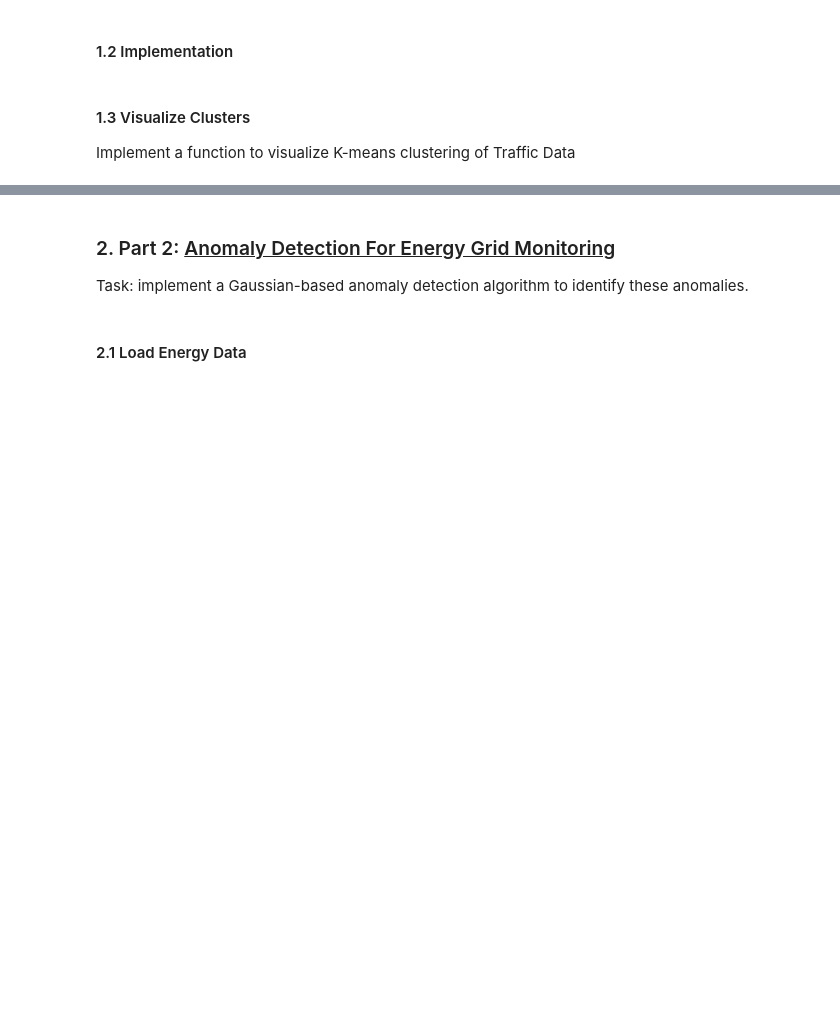
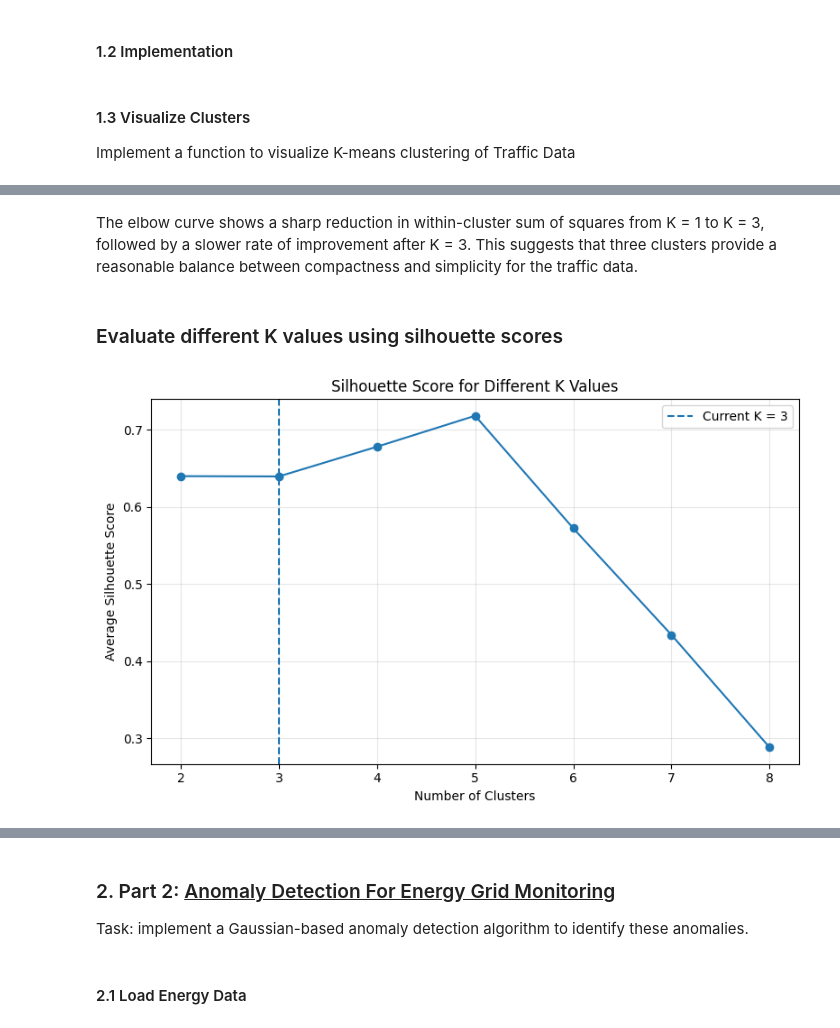
Before and after one commit to Eddy-bok/smart-city-anomaly-detection, a Jupyter notebook: notebooks/smart_city_anomaly_detection.ipynb, the cells around one changed output, grey strips where cells are left out. Saved outputs shown, nothing was run; the diff lists cells and outputs as text; code cells hidden in the pictures; blank space fills up the shorter version.

```diff
--- a/notebooks/smart_city_anomaly_detection.ipynb
+++ b/notebooks/smart_city_anomaly_detection.ipynb
@@ -75,0 +170,74 @@ visualize_traffic_clusters(traffic_data, idx, centroids)
+# %% [markdown]
+The elbow curve shows a sharp reduction in within-cluster sum of squares from K = 1 to K = 3, followed by a slower rate of improvement after K = 3. This suggests that three clusters provide a reasonable balance between compactness and simplicity for the traffic data.
+# %% [markdown]
+### Evaluate different K values using silhouette scores
+# %%
+# Evaluate different K values using silhouette scores
+
+def calculate_silhouette_score(X, idx):
+    silhouette_values = []
+
+    for i in range(X.shape[0]):
+        same_cluster = X[idx == idx[i]]
+        other_clusters = np.unique(idx[idx != idx[i]])
+
+        if len(same_cluster) <= 1:
+            silhouette_values.append(0)
+            continue
+
+        a = np.mean(np.linalg.norm(same_cluster - X[i], axis=1))
+
+        b_values = []
+        for cluster_id in other_clusters:
+            other_cluster_points = X[idx == cluster_id]
+            b_values.append(np.mean(np.linalg.norm(other_cluster_points - X[i], axis=1)))
+
+        b = min(b_values)
+
+        silhouette = (b - a) / max(a, b)
+        silhouette_values.append(silhouette)
+
+    return np.mean(silhouette_values)
+
+
+K_values = range(2, min(8, traffic_data.shape[0]) + 1)
+silhouette_scores = []
+
+for k in K_values:
+    best_score = -1
+
+    for seed in range(20):
+        np.random.seed(seed)
+
+        initial_centroids = initialize_centroids(traffic_data, k)
+        trial_centroids, _ = run_kmeans(
+            traffic_data,
+            initial_centroids,
+            max_iters
+        )
+
+        if np.isnan(trial_centroids).any():
+            continue
+
+        trial_idx = find_closest_centroids(traffic_data, trial_centroids)
+        trial_score = calculate_silhouette_score(traffic_data, trial_idx)
+
+        if trial_score > best_score:
+            best_score = trial_score
+
+    silhouette_scores.append(best_score)
+
+plt.figure(figsize=(8, 5))
+plt.plot(list(K_values), silhouette_scores, marker="o")
+plt.axvline(x=K, linestyle="--", label=f"Current K = {K}")
+
+plt.xlabel("Number of Clusters")
+plt.ylabel("Average Silhouette Score")
+plt.title("Silhouette Score for Different K Values")
+plt.legend()
+plt.grid(True, alpha=0.3)
+plt.tight_layout()
+plt.savefig(image_dir / "traffic_kmeans_silhouette_scores.png", dpi=300, bbox_inches="tight")
+plt.show()
+# %% [output]
+[figure, added]
```
Also changed, not shown: parts of 17 cells of this notebook, 6 other files.
